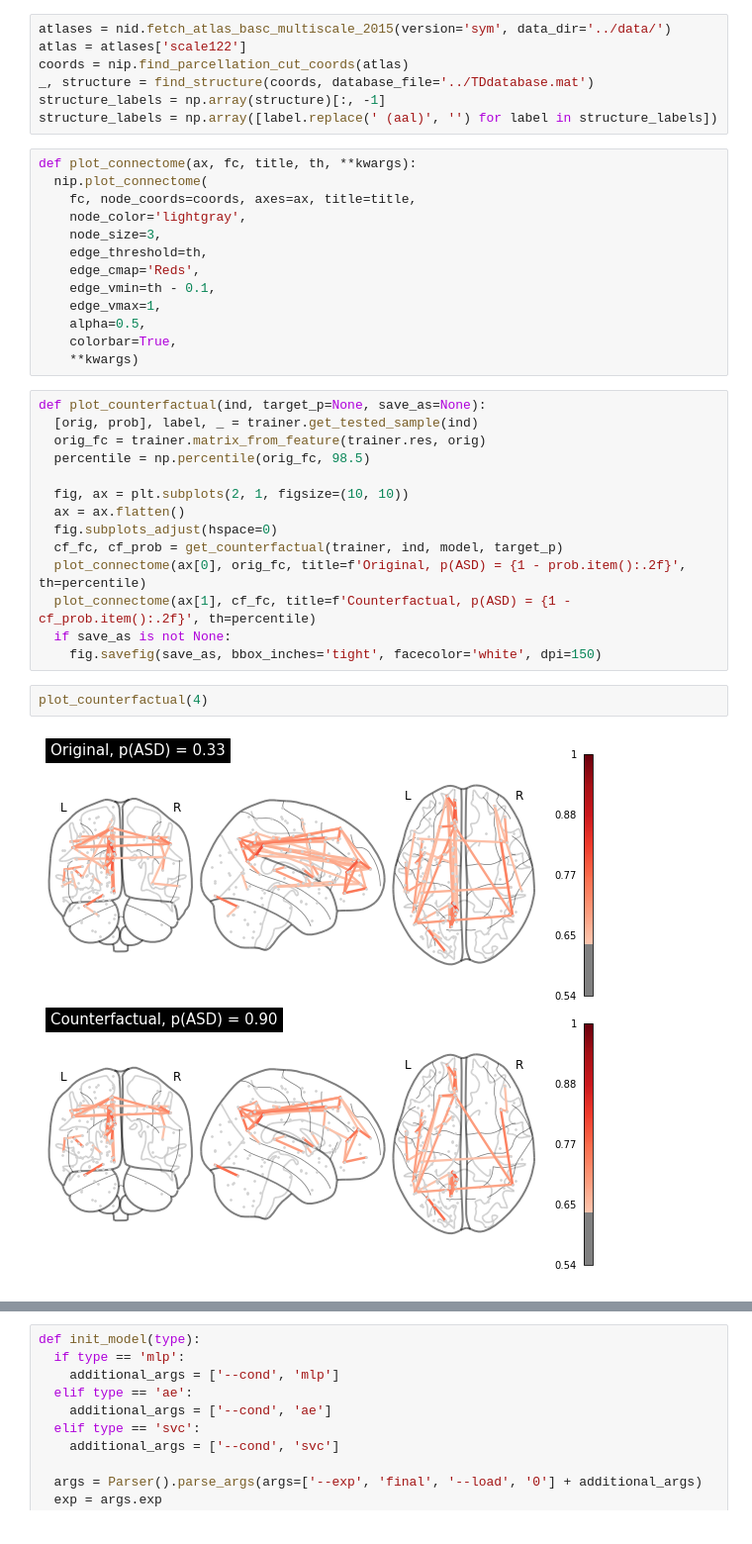
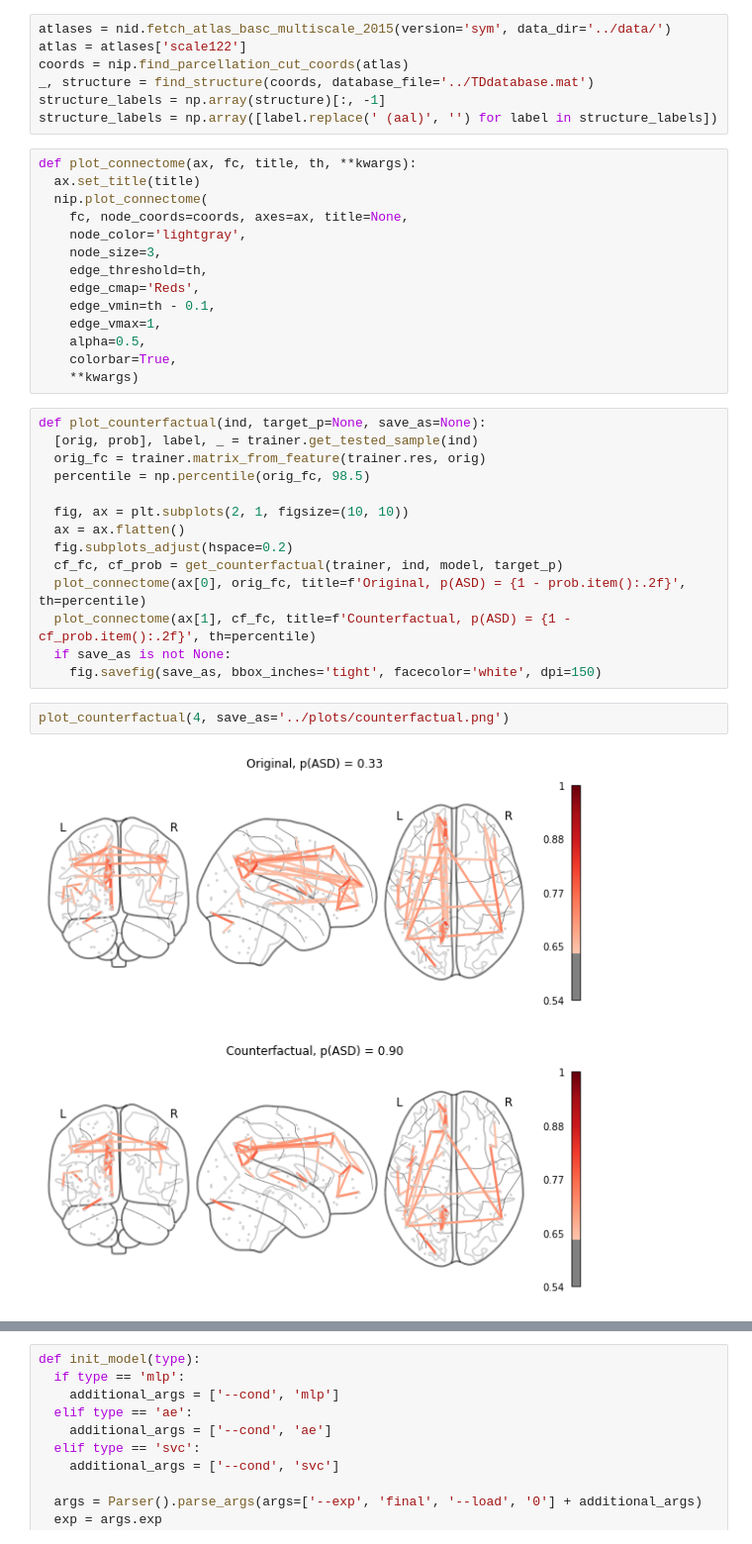
Before and after one commit to nverchev/FC_counterfactuals, a Jupyter notebook: viz.ipynb, the cells around one changed output, grey strips where cells are left out. Shown at 99% size. Cells and saved outputs as stored; diff of their text form.

```diff
--- a/viz.ipynb
+++ b/viz.ipynb
@@ -81,8 +81,9 @@ structure_labels = np.array(structure)[:, -1]
 structure_labels = np.array([label.replace(' (aal)', '') for label in structure_labels])
 # %%
 def plot_connectome(ax, fc, title, th, **kwargs):
+  ax.set_title(title)
   nip.plot_connectome(
-    fc, node_coords=coords, axes=ax, title=title,
+    fc, node_coords=coords, axes=ax, title=None,
     node_color='lightgray',
     node_size=3,
     edge_threshold=th,
@@ -100,16 +101,16 @@ def plot_counterfactual(ind, target_p=None, save_as=None):
 
   fig, ax = plt.subplots(2, 1, figsize=(10, 10))
   ax = ax.flatten()
-  fig.subplots_adjust(hspace=0)
+  fig.subplots_adjust(hspace=0.2)
   cf_fc, cf_prob = get_counterfactual(trainer, ind, model, target_p)
   plot_connectome(ax[0], orig_fc, title=f'Original, p(ASD) = {1 - prob.item():.2f}', th=percentile)
   plot_connectome(ax[1], cf_fc, title=f'Counterfactual, p(ASD) = {1 - cf_prob.item():.2f}', th=percentile)
   if save_as is not None:
     fig.savefig(save_as, bbox_inches='tight', facecolor='white', dpi=150)
 # %%
-plot_counterfactual(4)
+plot_counterfactual(4, save_as='../plots/counterfactual.png')
 # %% [output]
-[figure, old version]
+[figure, new version]
 # %%
 plot_counterfactual(5, target_p=1 - 0.6)
 # %% [output]
```
Also changed, not shown: parts of 8 cells of this notebook, 1 other file.
